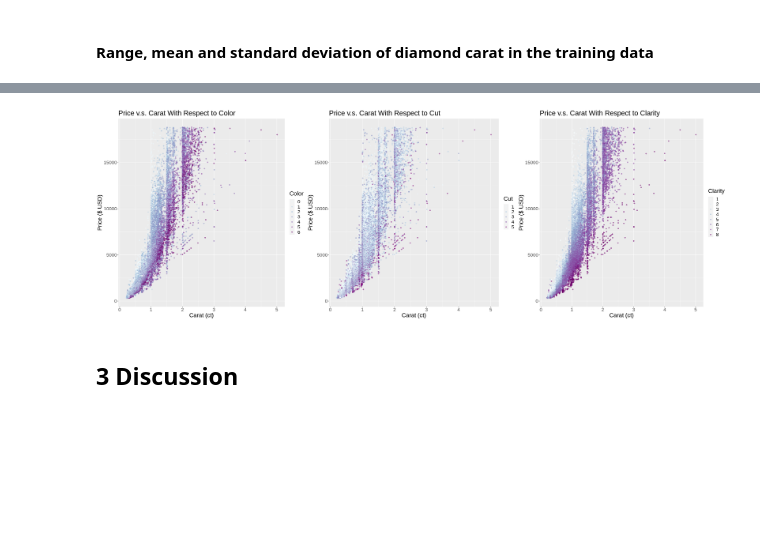
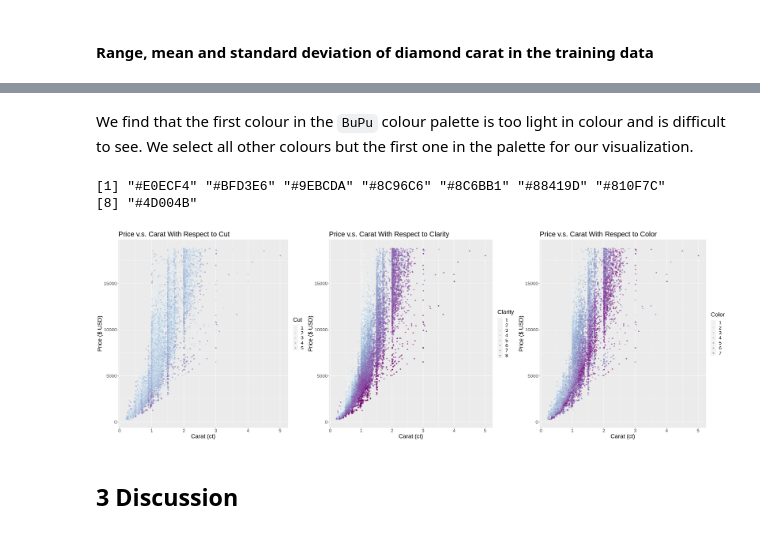
Before and after one commit to cpan0/dsci100-project, a Jupyter notebook: report.ipynb, the cells around one changed output, grey strips where cells are left out. Cells and saved outputs as stored; diff of their text form; code cells hidden in the pictures; blank space fills up the shorter version.

````diff
--- a/report.ipynb
+++ b/report.ipynb
@@ -122,7 +126,7 @@ Table 3: Colour label assignments
 # %%
-cut_labels <- c("Ideal" = 0, "Premium" = 1, "Very Good" = 2, "Good" = 3, "Fair" = 4)
-clarity_labels <- c("IF" = 0, "VVS1" = 1, "VVS2" = 2, "VS1" = 3, "VS2" = 4, "SI1" = 5, "SI2" = 6, "I1" = 7)
-color_labels <- c("D" = 0, "E" = 1, "F" = 2, "G" = 3, "H" = 4, "I" = 5, "J" = 6)
+cut_labels <- c("Ideal" = 1, "Premium" = 2, "Very Good" = 3, "Good" = 4, "Fair" = 5)
+clarity_labels <- c("IF" = 1, "VVS1" = 2, "VVS2" = 3, "VS1" = 4, "VS2" = 5, "SI1" = 6, "SI2" = 7, "I1" = 8)
+color_labels <- c("D" = 1, "E" = 2, "F" = 3, "G" = 4, "H" = 5, "I" = 6, "J" = 7)
 
 #relabeling factors into numerical values
 diamonds <- diamonds %>%
@@ -150,6 +154,6 @@ To train our regression model, we first tried out different proportions of train
 # %%
 set.seed(1)
-diamonds_split <- initial_split(diamonds, prop = 0.95, strata = price)
+diamonds_split <- initial_split(diamonds, prop = 0.93, strata = price)
 diamonds_train <- training(diamonds_split)
 diamonds_test <- testing(diamonds_split)
 # %% [markdown]
@@ -254,32 +285,39 @@ A tibble: 1 × 4
+# %% [markdown]
+We find that the first colour in the ```BuPu``` colour palette is too light in colour and is difficult to see. We select all other colours but the first one in the palette for our visualization.
+# %%
+selected_colours <- brewer.pal(9, "BuPu")[2:9]
+selected_colours
+# %% [output]
+[1] "#E0ECF4" "#BFD3E6" "#9EBCDA" "#8C96C6" "#8C6BB1" "#88419D" "#810F7C"
+[8] "#4D004B"
 # %%
 options(repr.plot.width = 30, repr.plot.height = 10)
-
-diamonds_color_plot <- diamonds_train %>%
-    ggplot(aes(x = carat, y = price, color = factor(color))) +
-    geom_point(alpha = 0.5) +
-    labs(title = "Price v.s. Carat With Respect to Color", x = "Carat (ct)", y = "Price ($ USD)", color = "Color") +
-    scale_color_brewer(palette = "BuPu") +
-    theme(text = element_text(size=20))
-
+my_colors <- brewer.pal(4, "BuPu")[2:4]
 
 diamonds_cut_plot <- diamonds_train %>%
     ggplot(aes(x = carat, y = price, color = factor(cut))) +
     geom_point(alpha = 0.5) +
     labs(title = "Price v.s. Carat With Respect to Cut", x = "Carat (ct)", y = "Price ($ USD)", color = "Cut") +
-    scale_color_brewer(palette = "BuPu") +
+    scale_color_manual(values = selected_colours) +
     theme(text = element_text(size=20))
-
 
 diamonds_clarity_plot <- diamonds_train %>%
     ggplot(aes(x = carat, y = price, color = factor(clarity))) +
     geom_point(alpha = 0.5) +
     labs(title = "Price v.s. Carat With Respect to Clarity", x = "Carat (ct)", y = "Price ($ USD)", color = "Clarity") +
     scale_color_brewer(palette = "BuPu") +
     theme(text = element_text(size=20))
 
-plot_grid(diamonds_color_plot, diamonds_cut_plot, diamonds_clarity_plot, nrow = 1)
+diamonds_color_plot <- diamonds_train %>%
+    ggplot(aes(x = carat, y = price, color = factor(color))) +
+    geom_point(alpha = 0.5) +
+    labs(title = "Price v.s. Carat With Respect to Color", x = "Carat (ct)", y = "Price ($ USD)", color = "Color") +
+    scale_color_manual(values = selected_colours) +
+    theme(text = element_text(size=20))
+
+plot_grid(diamonds_cut_plot, diamonds_clarity_plot, diamonds_color_plot, nrow = 1)
 # %% [output]
-[figure, old version]
+[figure, new version]
 # %% [markdown]
 ## 3 Discussion
 # %% [markdown]
````
Also changed, not shown: parts of 25 cells of this notebook.
